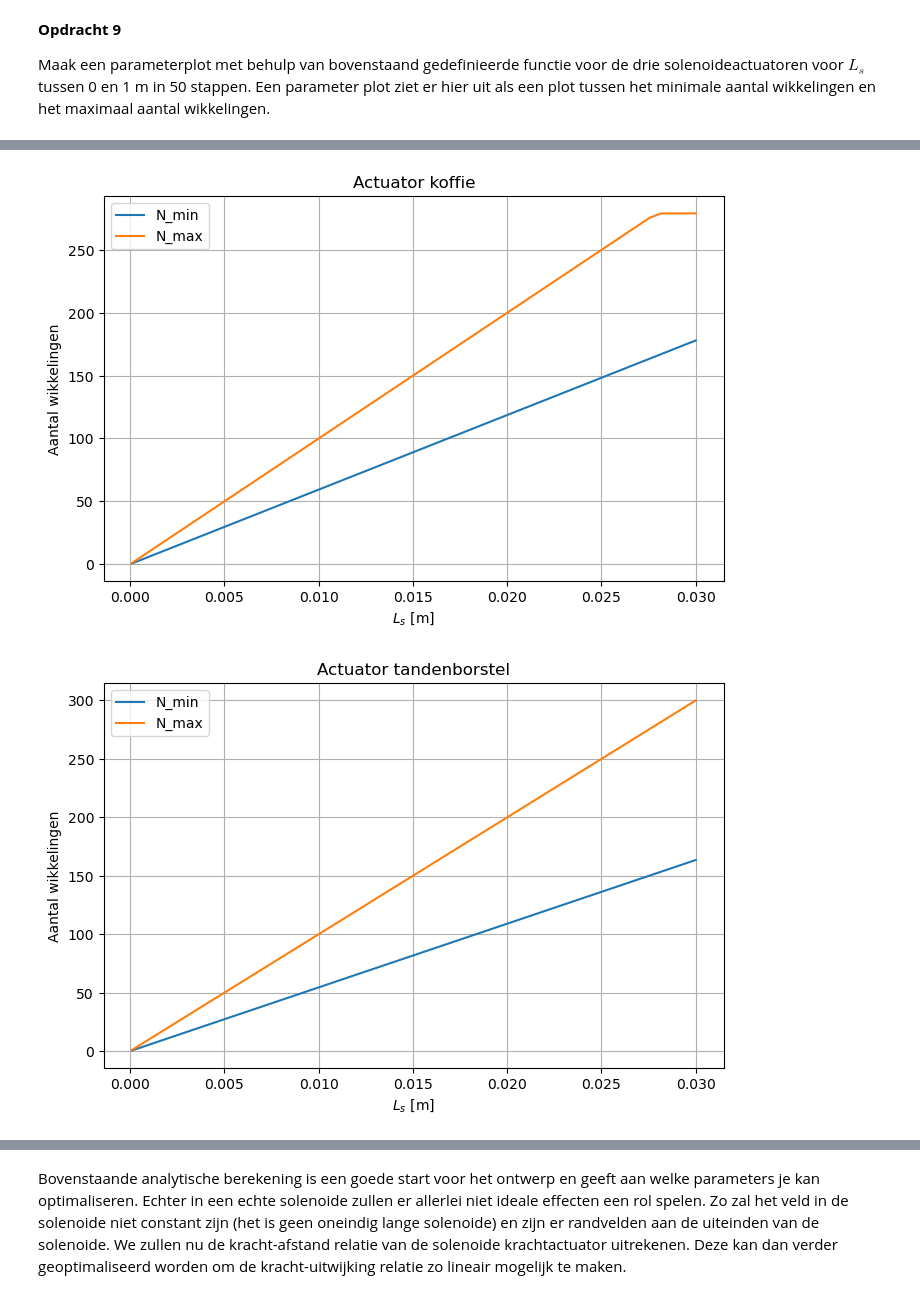
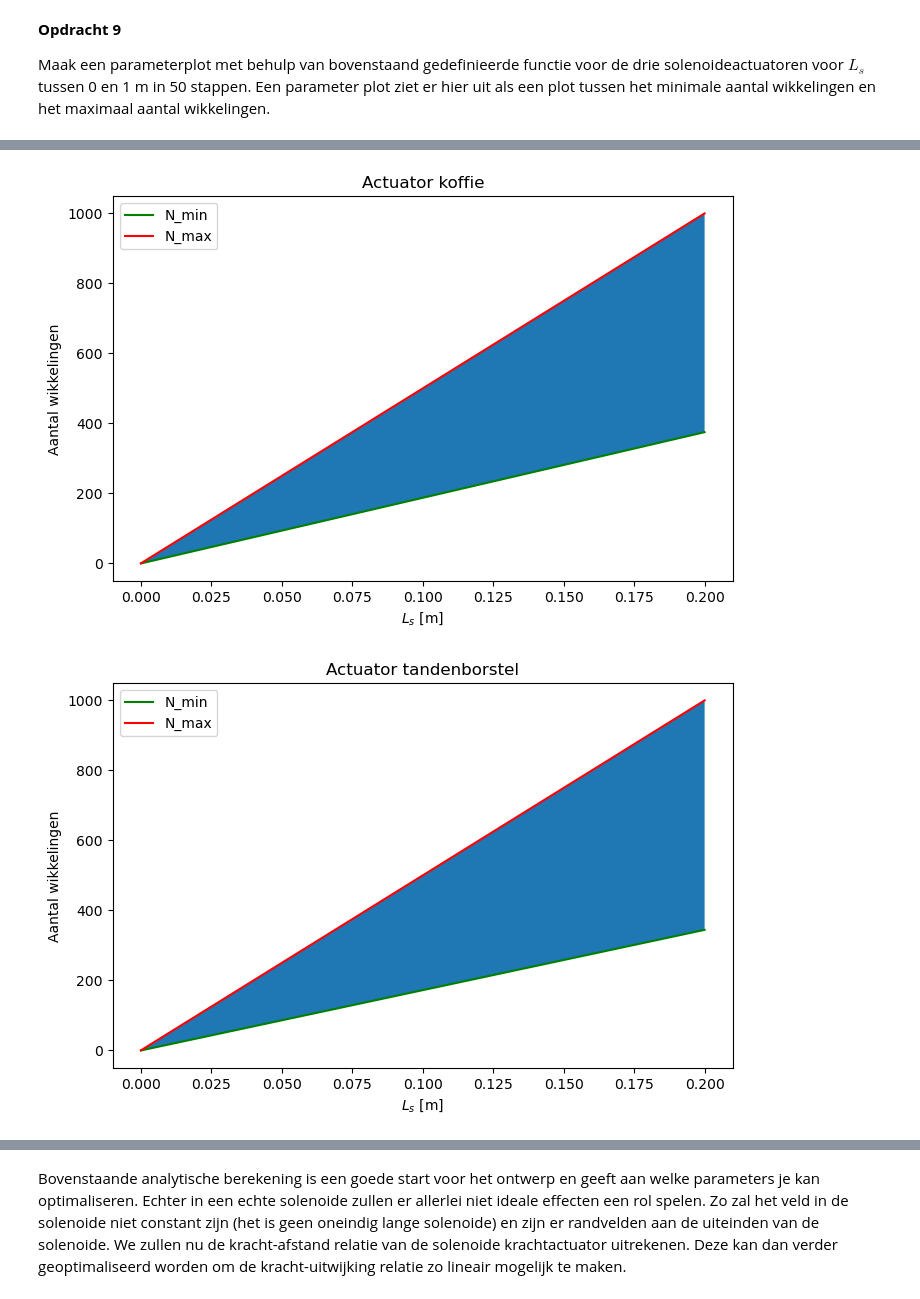
Before and after one commit to emmajuledrent/opdrachten-DEF-D, a Jupyter notebook: DigitaleOntwerpopdrachten/2KrachtactuatorOpdracht/KrachtactuatorOpdracht.ipynb, the cells around one changed output, grey strips where cells are left out. Cells and saved outputs as stored; diff of their text form; code cells hidden in the pictures.

```diff
--- a/DigitaleOntwerpopdrachten/2KrachtactuatorOpdracht/KrachtactuatorOpdracht.ipynb
+++ b/DigitaleOntwerpopdrachten/2KrachtactuatorOpdracht/KrachtactuatorOpdracht.ipynb
@@ -192,7 +192,7 @@ relevante_parameters = np.array([L_s, r_s, r_d, I])
 
 L_s : lengte van de solenoïde [m]
 r_s : straal van de solenoïde [m]
-r_d : draaddiameter [m]
+r_d : draadstraal [m]
 I   : stroom door de spoel [A]
 V_bron : bronspanning [V]
 F_nodig: benodigde kracht [N]
@@ -210,18 +210,18 @@ def aantal_wikkelingen(relevante_parameters, V_bron, F_nodig, mu_r):
         raise ValueError("Alle invoerparameters moeten groter zijn dan nul.")
 
     # 1 Minimum aantal windingen uit de krachtvoorwaarde
-    N_min = (L_s / I) * np.sqrt((2 * F_nodig) / (mu_0 * (mu_r - 1) * np.pi * r_s**2))
+    N_min = (L_s /( I * r_s)) * np.sqrt((2 * F_nodig) / (mu_0 * (mu_r - 1) * np.pi))
 
     # 2 Maximum aantal windingen uit draaddikte en spoellengte
-    # Omdat r_d hier de diameter is:
-    N_max_1 = L_s / r_d
+    # Omdat r_d hier de straal is:
+    N_max_1 = L_s / (2 * r_d)
 
     # 3 Maximum aantal windingen uit maximale draadlengte en straal van de solenoïde
     # Wet van Ohm: R_max = V/I
     R_max = V_bron / I
 
     # Doorsnede van de draad (diameter > straal = r_d/2)
-    A_draad = np.pi * (r_d / 2)**2
+    A_draad = np.pi * r_d**2
 
     # Maximale draadlengte
     L_draad_max = (R_max * A_draad) / rho_cu
@@ -287,14 +287,14 @@ def maak_plotdata(r_s, r_d, I, V_bron, F_nodig, mu_r, Ls_values):
 wij schatten de spoel straal koffiezetapparaat op 12mm en tandenborstel op 3mm.
 we gebruiken de 9v batterij als stroombron voor onze toepassingen
 """
-Ls_values = np.linspace(0.0001, 0.03, 50)
+Ls_values = np.linspace(0.0001, 0.2, 50)
 # Actuator 1 = koffiezetapparaat
 r_s_1 = 0.012      # m
 r_d_1 = 0.0001    # m
 I_1 = 0.2         # A
 V_1 = 9.0        # V
 F_1 = 2.0        # N
-mu_r_1 = 5000
+mu_r_1 = 50000
 
 # Actuator 2 = tandenborstel
 r_s_2 = 0.004     # m
@@ -302,7 +302,7 @@ r_d_2 = 0.0001    # m
 I_2 = 0.4         # A
 V_2 = 9.0        # V
 F_2 = 0.75        # N
-mu_r_2 = 5000
+mu_r_2 = 50000
 
 # Actuator 3 = deuractuator
 r_s_3 = 0.01      # m
@@ -310,7 +310,7 @@ r_d_3 = 0.0001    # m
 I_3 = 0.5         # A
 V_3 = 9.0         # V
 F_3 = 40.0        # N
-mu_r_3 = 5000
+mu_r_3 = 50000
 
 # dit roept de functie aan die de Ls varieert met een linspace met de rest
 # van de waarde constant en zelf gekozen zoals hierboven
@@ -322,14 +322,13 @@ Nmin_3, Nmax_3 = maak_plotdata(r_s_3, r_d_3, I_3, V_3, F_3, mu_r_3, Ls_values)
 # als input
 def plot_actuator(Ls_values, N_min, N_max, titel):
     plt.figure(figsize=(8, 5))
-    #plt.fill_between(Ls_values,N_min,N_max) # De ruimte tussen de eisen vullen
-    plt.plot(Ls_values, N_min, label='N_min')
-    plt.plot(Ls_values, N_max, label='N_max')
+    plt.fill_between(Ls_values,N_min,N_max) # De ruimte tussen de eisen vullen
+    plt.plot(Ls_values, N_min, label='N_min', color = 'g')
+    plt.plot(Ls_values, N_max, label='N_max', color = 'r')
     plt.xlabel('$L_s$ [m]')
     plt.ylabel('Aantal wikkelingen')
     plt.title(titel)
     plt.legend()
-    plt.grid(True)
     plt.show()
 
 plot_actuator(Ls_values, Nmin_1, Nmax_1, 'Actuator koffie')
@@ -372,2 +371,2 @@ N_min = 382.01 > N_max = 133.93
-[figure, old version]
+[figure, new version]
-[figure, old version]
+[figure, new version]
```
Also changed, not shown: parts of 14 cells of this notebook.
